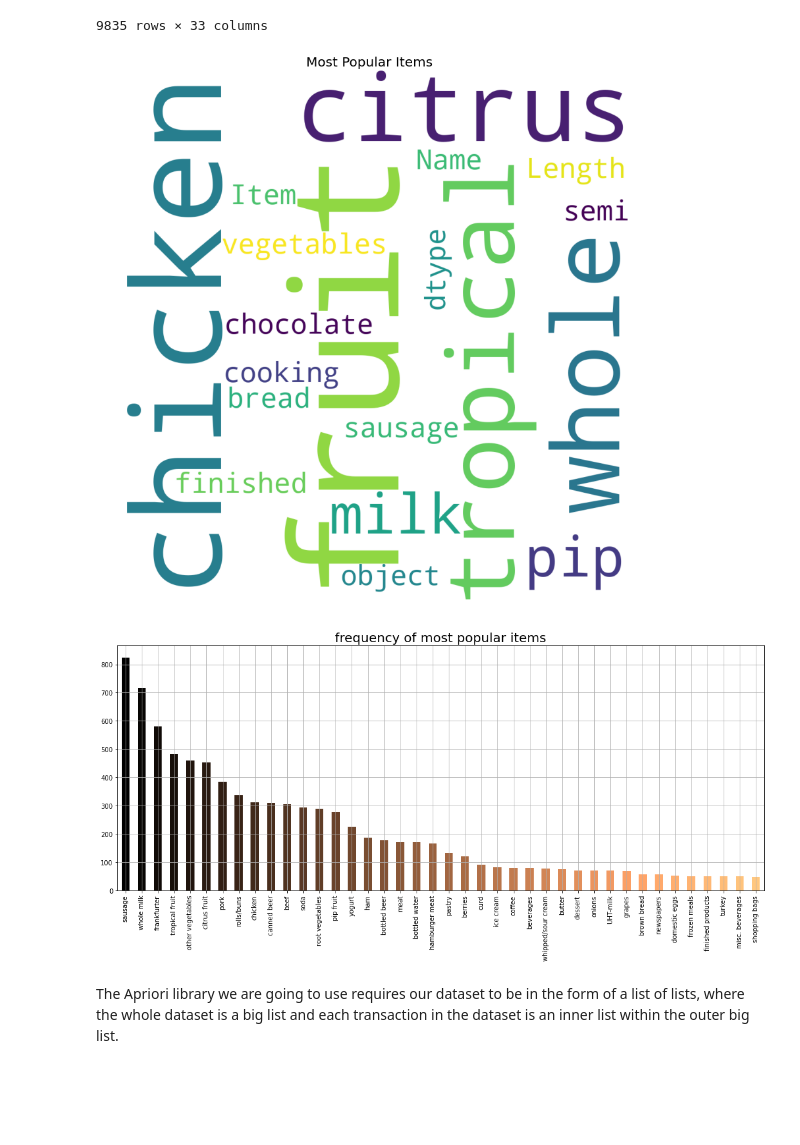
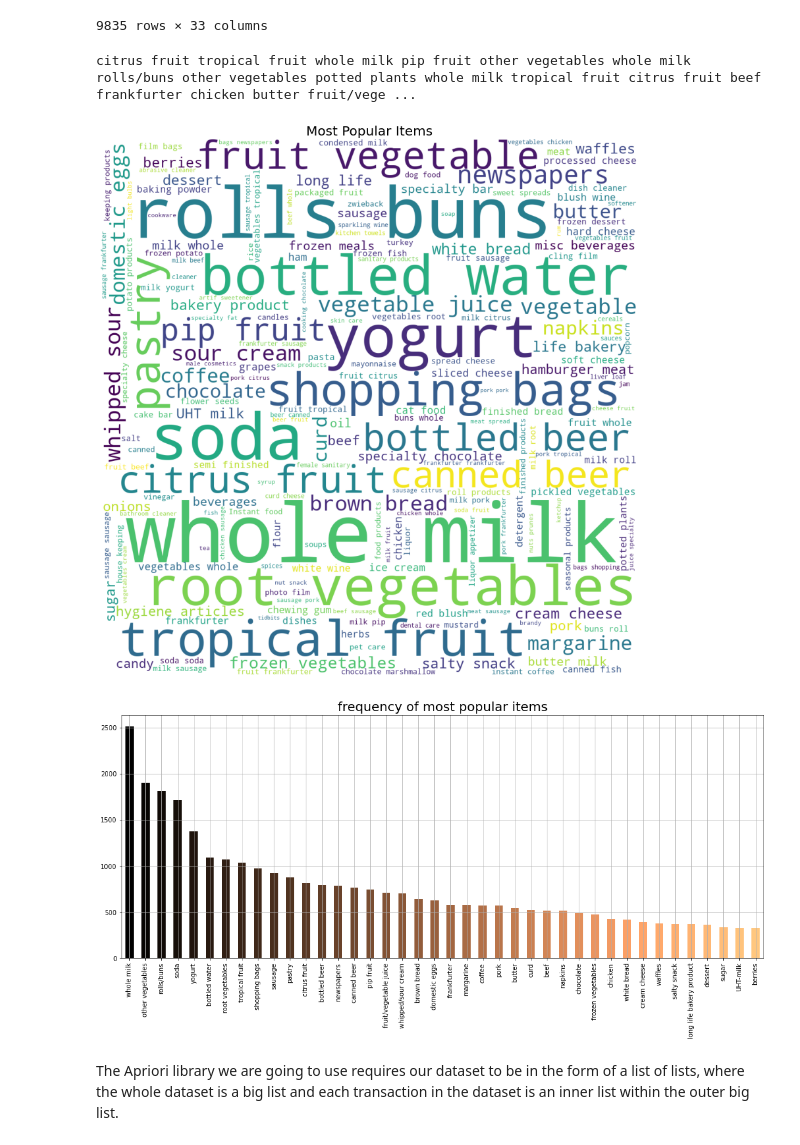
Before and after one commit to armhijacker/customer_behaviour, a Jupyter notebook: Week_11_Association_Rules.ipynb, the cells around one changed output. Cells and saved outputs as stored; diff of their text form; code cells hidden in the pictures; blank space fills up the shorter version.

```diff
--- a/Week_11_Association_Rules.ipynb
+++ b/Week_11_Association_Rules.ipynb
@@ -108,24 +111,38 @@ store_data.sort_values(by=["Item(s)"], ascending=False)
 9835 rows × 33 columns
 # %%
 store_data.drop(['Item(s)'], axis=1, inplace=True)
+# %%
+all_items = list()
+for x in store_data.columns:
+    current_item = " ".join([i for i in store_data[x].astype(str).values if i!='nan'])
+    all_items.append(current_item)
+ALL = " ".join(all_items)
+print(ALL)
+# %% [output]
+citrus fruit tropical fruit whole milk pip fruit other vegetables whole milk rolls/buns other vegetables potted plants whole milk tropical fruit citrus fruit beef frankfurter chicken butter fruit/vege ...
 # %%
 plt.rcParams['figure.figsize'] = (15, 15)
-wordcloud = WordCloud(background_color = 'white', width = 1200,  height = 1200, max_words = 200).generate(str(store_data['Item 1']))
+wordcloud = WordCloud(background_color = 'white', width = 1200,  height = 1200, max_words = 200).generate(ALL)
 plt.imshow(wordcloud)
 plt.axis('off')
 plt.title('Most Popular Items',fontsize = 20)
 plt.show()
 # %% [output]
-[figure, old version]
+[figure, new version]
 # %%
+All_items = list()
+for i in store_data.columns:
+    it = store_data[~store_data[i].isna()][i].tolist()
+    All_items.extend(it)
+items = pd.DataFrame(All_items, columns=['Items'])
 plt.rcParams['figure.figsize'] = (18, 7)
 color = plt.cm.copper(np.linspace(0, 1, 40))
-store_data['Item 1'].value_counts().head(40).plot.bar(color = color)
+items['Items'].value_counts().head(40).plot.bar(color = color)
 plt.title('frequency of most popular items', fontsize = 20)
 plt.xticks(rotation = 90 )
 plt.grid()
 plt.show()
 # %% [output]
-[figure, old version]
+[figure, new version]
 # %% [markdown]
 The Apriori library we are going to use requires our dataset to be in the form of a list of lists, where the whole dataset is a big list and each transaction in the dataset is an inner list within the outer big list.
```
Also changed, not shown: parts of 10 cells of this notebook.
